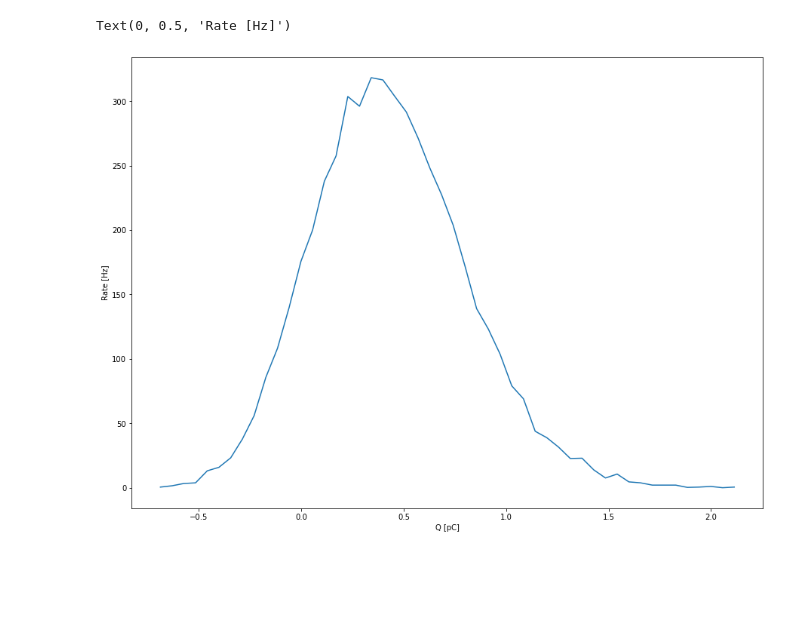
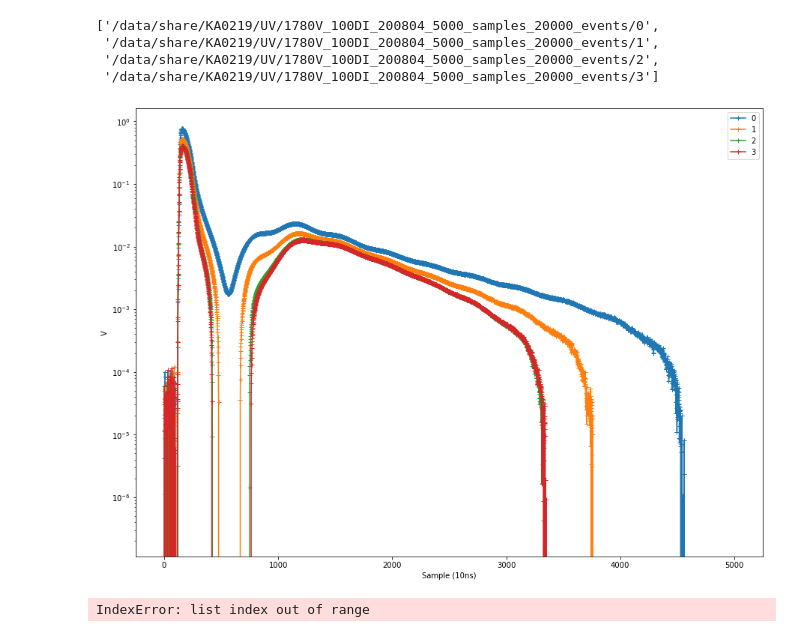
Before and after one commit to PenningLab/DDC10Ana, a Jupyter notebook: Untitled.ipynb, the cells around one changed output. Saved outputs shown, nothing was run; the diff lists cells and outputs as text; code cells hidden in the pictures; blank space fills up the shorter version.

```diff
--- a/Untitled.ipynb
+++ b/Untitled.ipynb
@@ -47,9 +9,34 @@ Qhist = au.winQHist(waves,ch=1,init=wStart.astype(int),end=wFin.astype(int),nBin
-# %%
-plt.plot(Qhist['qHist'][1],Qhist['qHist'][0])
-#plt.yscale('log')
-#plt.xlim(-2,10)
-plt.xlabel('Q [pC]')
-plt.ylabel('Rate [Hz]')
-# %% [output]
-Text(0, 0.5, 'Rate [Hz]')
-[figure, removed]
+# %%
+wDir = '/data/share/KA0219/UV/1780V_100DI_200804_5000_samples_20000_events'
+fWaves = [os.path.splitext(iF)[0] for iF in glob.glob(wDir+'/*.bin')]
+fWaves.sort()
+fWaves
+# %% [output]
+['/data/share/KA0219/UV/1780V_100DI_200804_5000_samples_20000_events/0',
+ '/data/share/KA0219/UV/1780V_100DI_200804_5000_samples_20000_events/1',
+ '/data/share/KA0219/UV/1780V_100DI_200804_5000_samples_20000_events/2',
+ '/data/share/KA0219/UV/1780V_100DI_200804_5000_samples_20000_events/3']
+# %%
+waveArrs = [au.ReadDDC10_BinWave(iRun) for iRun in fWaves]
+for wave in waveArrs:
+    if wave is None:
+        waveArrs.remove(None)
+# %%
+sumWaves = [wave[0][:,1,:].sum(0)/float(wave[1]['numEvents']) for wave in waveArrs]
+sumWaves = [sWave - sWave[:30].sum()/30.0 for sWave in sumWaves]
+#sumWaves
+# %%
+for iw in range(len(sumWaves)):
+    mark = '+'
+    if 'GdLS' in fWaves[iw]:
+        mark = 'x'
+    plt.plot(sumWaves[iw],label=os.path.basename(fWaves[iw]),marker=mark)
+plt.legend()
+plt.xlabel('Sample (10ns)')
+plt.ylabel('V')
+#plt.xlim(80,500)
+
+plt.yscale('log')
+plt.savefig('UV_Av.png')
+# %% [output]
+[figure, added]
@@ -55,0 +57,4 @@ Text(0, 0.5, 'Rate [Hz]')
+# %%
+au.plotWaves(waveArrs[8][0],1,1000)
+# %% [output]
+IndexError: list index out of range
```
Also changed, not shown: parts of 9 cells of this notebook, 7 other files.
